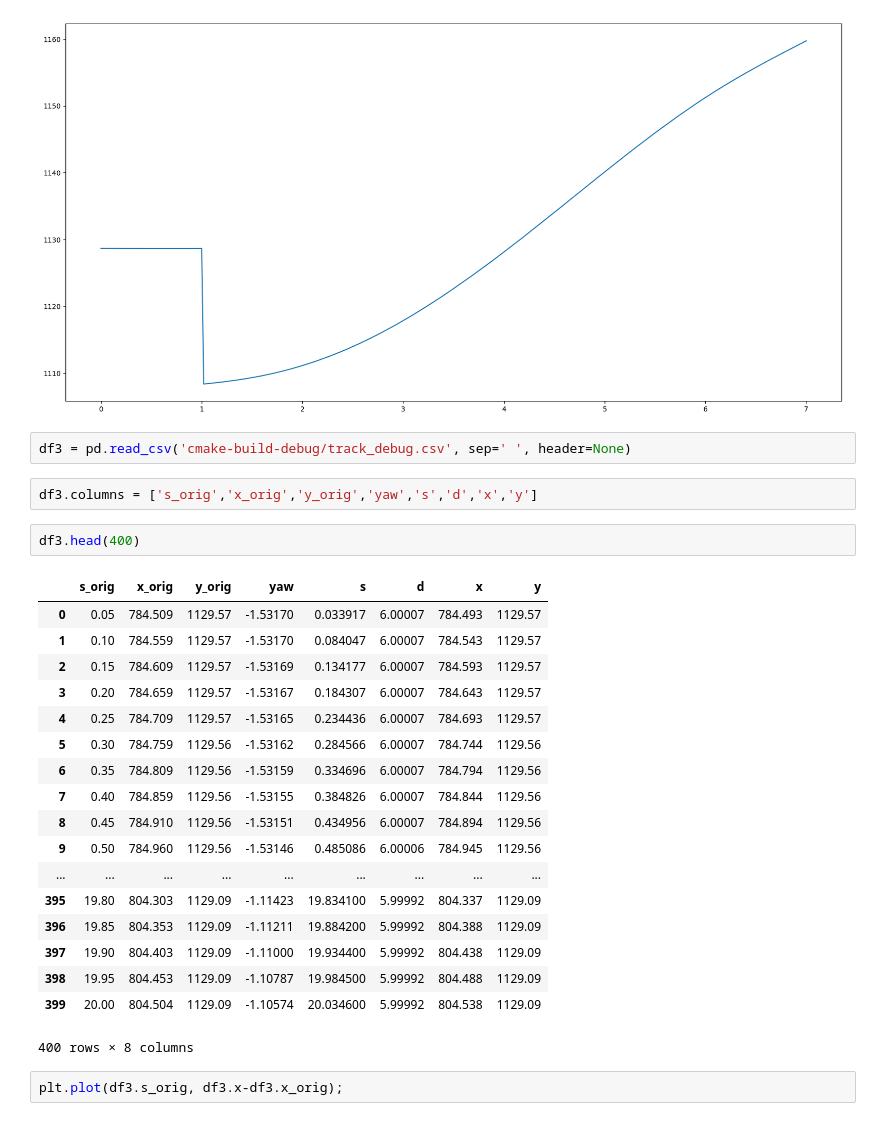
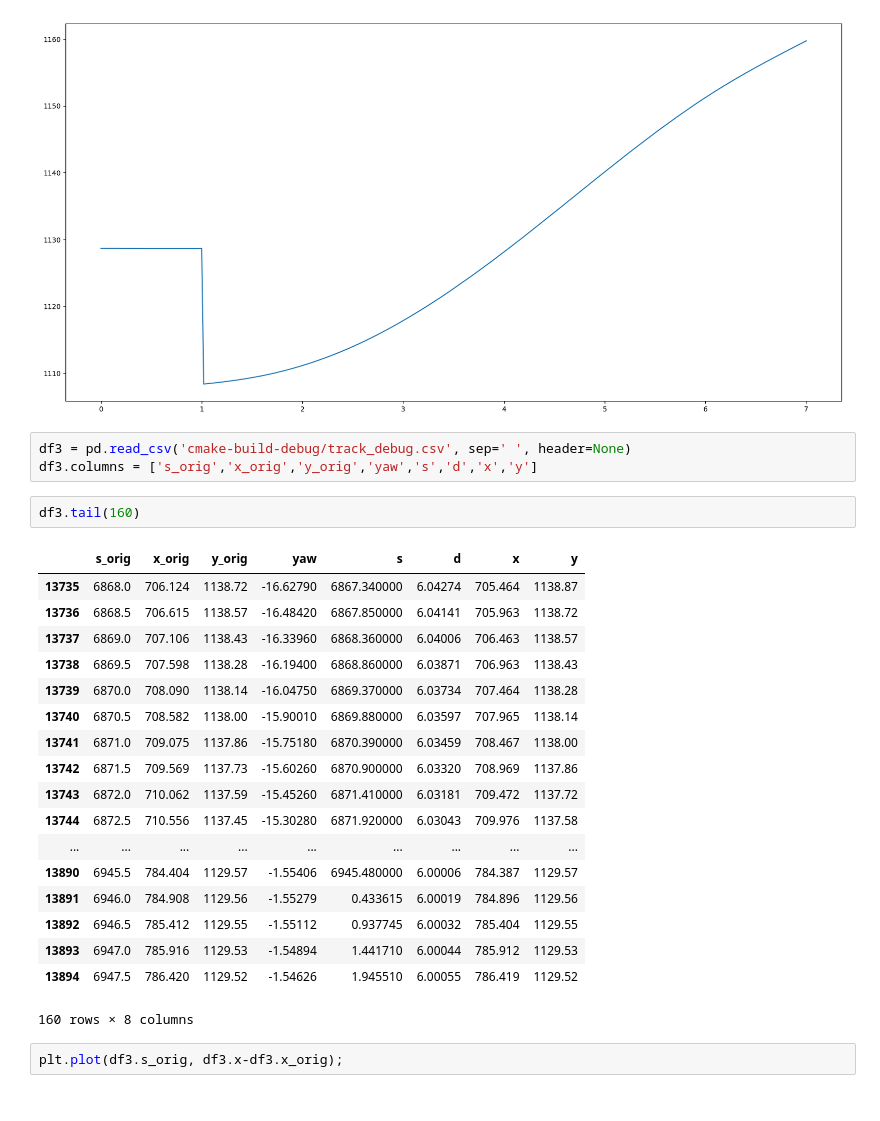
Before and after one commit to asimonov/CarND-Path-Planning-Project, a Jupyter notebook: visualise_waypoints.ipynb, the cells around one changed output. Cells and saved outputs as stored; diff of their text form.

```diff
--- a/visualise_waypoints.ipynb
+++ b/visualise_waypoints.ipynb
@@ -101,29 +101,28 @@ plt.plot(df2.t, df2.y);
 [figure]
 # %%
 df3 = pd.read_csv('cmake-build-debug/track_debug.csv', sep=' ', header=None)
+df3.columns = ['s_orig','x_orig','y_orig','yaw','s','d','x','y']
-# %%
-df3.columns = ['s_orig','x_orig','y_orig','yaw','s','d','x','y']
-# %%
-df3.head(400)
-# %% [output]
-|  | s_orig | x_orig | y_orig | yaw | s | d | x | y |
-| 0 | 0.05 | 784.509 | 1129.57 | -1.53170 | 0.033917 | 6.00007 | 784.493 | 1129.57 |
-| 1 | 0.10 | 784.559 | 1129.57 | -1.53170 | 0.084047 | 6.00007 | 784.543 | 1129.57 |
-| 2 | 0.15 | 784.609 | 1129.57 | -1.53169 | 0.134177 | 6.00007 | 784.593 | 1129.57 |
-| 3 | 0.20 | 784.659 | 1129.57 | -1.53167 | 0.184307 | 6.00007 | 784.643 | 1129.57 |
-| 4 | 0.25 | 784.709 | 1129.57 | -1.53165 | 0.234436 | 6.00007 | 784.693 | 1129.57 |
-| 5 | 0.30 | 784.759 | 1129.56 | -1.53162 | 0.284566 | 6.00007 | 784.744 | 1129.56 |
-| 6 | 0.35 | 784.809 | 1129.56 | -1.53159 | 0.334696 | 6.00007 | 784.794 | 1129.56 |
-| 7 | 0.40 | 784.859 | 1129.56 | -1.53155 | 0.384826 | 6.00007 | 784.844 | 1129.56 |
-| 8 | 0.45 | 784.910 | 1129.56 | -1.53151 | 0.434956 | 6.00007 | 784.894 | 1129.56 |
-| 9 | 0.50 | 784.960 | 1129.56 | -1.53146 | 0.485086 | 6.00006 | 784.945 | 1129.56 |
-| ... | ... | ... | ... | ... | ... | ... | ... | ... |
-| 395 | 19.80 | 804.303 | 1129.09 | -1.11423 | 19.834100 | 5.99992 | 804.337 | 1129.09 |
-| 396 | 19.85 | 804.353 | 1129.09 | -1.11211 | 19.884200 | 5.99992 | 804.388 | 1129.09 |
-| 397 | 19.90 | 804.403 | 1129.09 | -1.11000 | 19.934400 | 5.99992 | 804.438 | 1129.09 |
-| 398 | 19.95 | 804.453 | 1129.09 | -1.10787 | 19.984500 | 5.99992 | 804.488 | 1129.09 |
-| 399 | 20.00 | 804.504 | 1129.09 | -1.10574 | 20.034600 | 5.99992 | 804.538 | 1129.09 |
-400 rows × 8 columns
+# %%
+df3.tail(160)
+# %% [output]
+|  | s_orig | x_orig | y_orig | yaw | s | d | x | y |
+| 13735 | 6868.0 | 706.124 | 1138.72 | -16.62790 | 6867.340000 | 6.04274 | 705.464 | 1138.87 |
+| 13736 | 6868.5 | 706.615 | 1138.57 | -16.48420 | 6867.850000 | 6.04141 | 705.963 | 1138.72 |
+| 13737 | 6869.0 | 707.106 | 1138.43 | -16.33960 | 6868.360000 | 6.04006 | 706.463 | 1138.57 |
+| 13738 | 6869.5 | 707.598 | 1138.28 | -16.19400 | 6868.860000 | 6.03871 | 706.963 | 1138.43 |
+| 13739 | 6870.0 | 708.090 | 1138.14 | -16.04750 | 6869.370000 | 6.03734 | 707.464 | 1138.28 |
+| 13740 | 6870.5 | 708.582 | 1138.00 | -15.90010 | 6869.880000 | 6.03597 | 707.965 | 1138.14 |
+| 13741 | 6871.0 | 709.075 | 1137.86 | -15.75180 | 6870.390000 | 6.03459 | 708.467 | 1138.00 |
+| 13742 | 6871.5 | 709.569 | 1137.73 | -15.60260 | 6870.900000 | 6.03320 | 708.969 | 1137.86 |
+| 13743 | 6872.0 | 710.062 | 1137.59 | -15.45260 | 6871.410000 | 6.03181 | 709.472 | 1137.72 |
+| 13744 | 6872.5 | 710.556 | 1137.45 | -15.30280 | 6871.920000 | 6.03043 | 709.976 | 1137.58 |
+| ... | ... | ... | ... | ... | ... | ... | ... | ... |
+| 13890 | 6945.5 | 784.404 | 1129.57 | -1.55406 | 6945.480000 | 6.00006 | 784.387 | 1129.57 |
+| 13891 | 6946.0 | 784.908 | 1129.56 | -1.55279 | 0.433615 | 6.00019 | 784.896 | 1129.56 |
+| 13892 | 6946.5 | 785.412 | 1129.55 | -1.55112 | 0.937745 | 6.00032 | 785.404 | 1129.55 |
+| 13893 | 6947.0 | 785.916 | 1129.53 | -1.54894 | 1.441710 | 6.00044 | 785.912 | 1129.53 |
+| 13894 | 6947.5 | 786.420 | 1129.52 | -1.54626 | 1.945510 | 6.00055 | 786.419 | 1129.52 |
+160 rows × 8 columns
 # %%
 plt.plot(df3.s_orig, df3.x-df3.x_orig);
 # %% [output]
```
Also changed, not shown: parts of 1 cell of this notebook, 6 other files.
